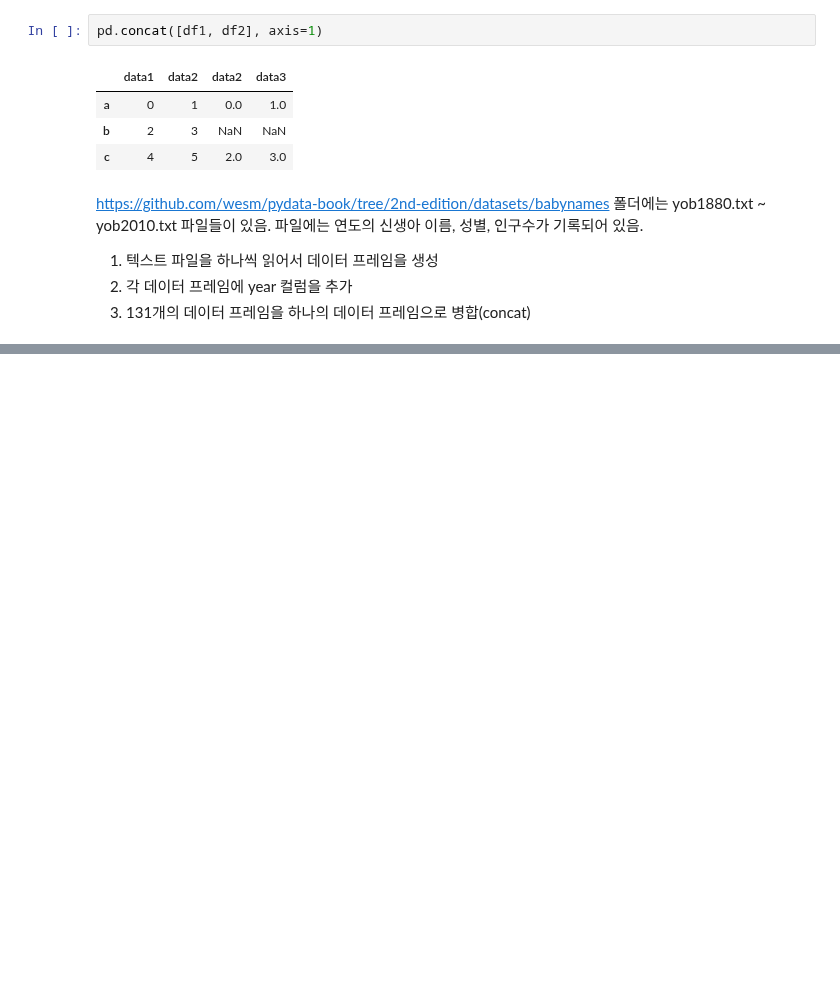
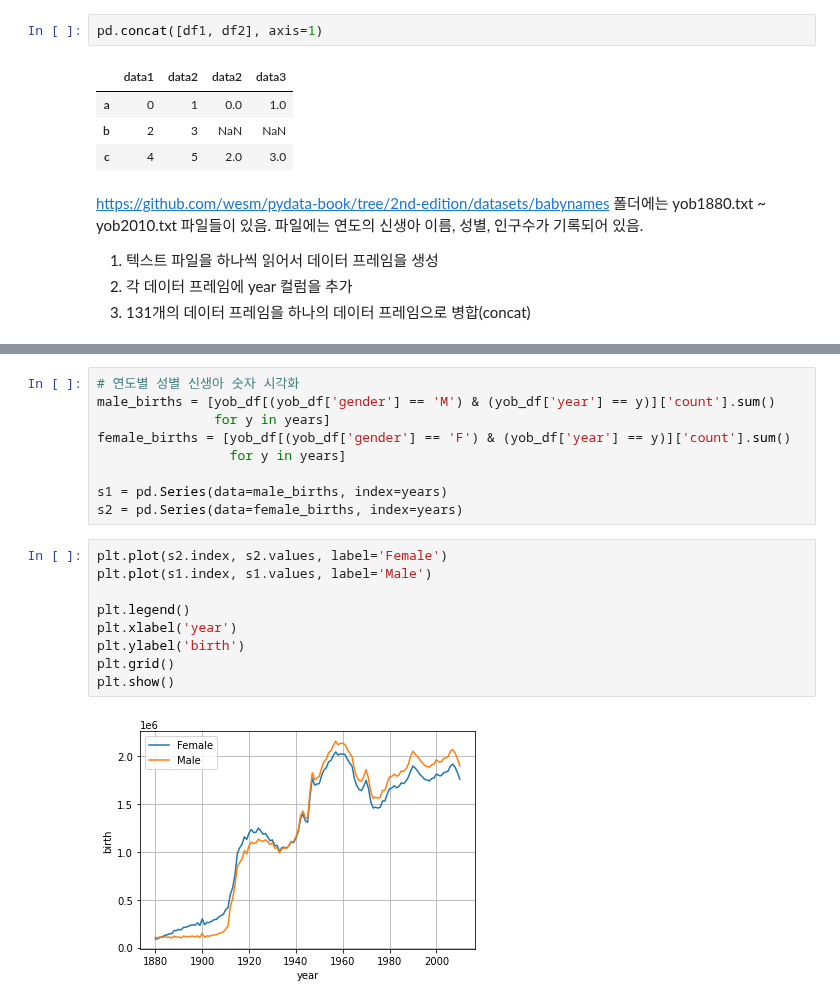
Before and after one commit to JakeOh/202011_itw_bd21, a Jupyter notebook: lab_da/da13_concat.ipynb, the cells around one changed output, grey strips where cells are left out. Cells and saved outputs as stored; diff of their text form; blank space fills up the shorter version.

```diff
--- a/lab_da/da13_concat.ipynb
+++ b/lab_da/da13_concat.ipynb
@@ -115,0 +220,20 @@ https://github.com/wesm/pydata-book/tree/2nd-edition/datasets/babynames 폴더
+# %%
+# 연도별 성별 신생아 숫자 시각화
+male_births = [yob_df[(yob_df['gender'] == 'M') & (yob_df['year'] == y)]['count'].sum()
+               for y in years]
+female_births = [yob_df[(yob_df['gender'] == 'F') & (yob_df['year'] == y)]['count'].sum()
+                 for y in years]
+
+s1 = pd.Series(data=male_births, index=years)
+s2 = pd.Series(data=female_births, index=years)
+# %%
+plt.plot(s2.index, s2.values, label='Female')
+plt.plot(s1.index, s1.values, label='Male')
+
+plt.legend()
+plt.xlabel('year')
+plt.ylabel('birth')
+plt.grid()
+plt.show()
+# %% [output]
+[figure, added]
```
Also changed, not shown: parts of 13 cells of this notebook.
